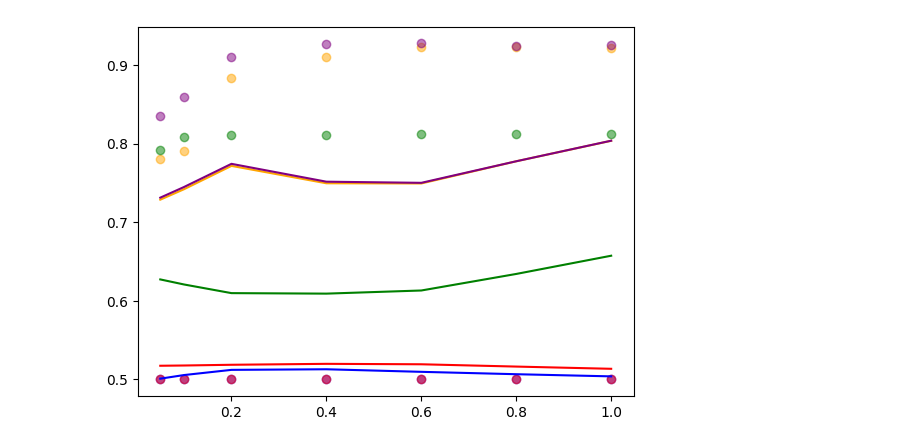
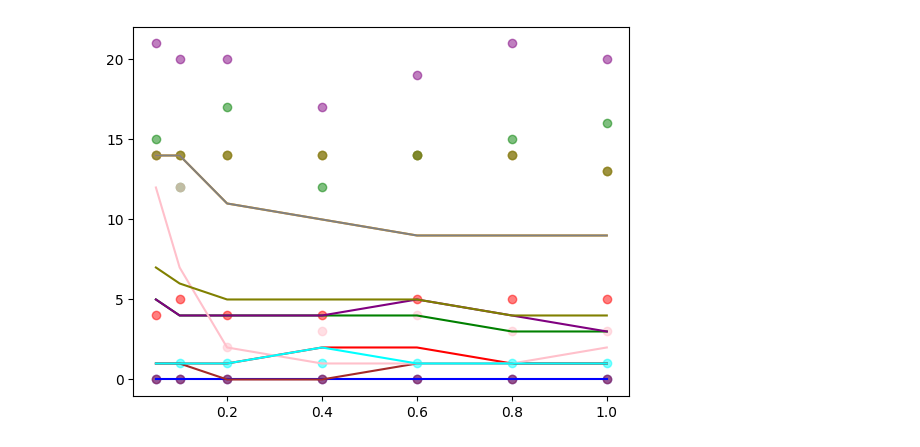
Before and after one commit to slds-lmu/yahpo_gym, a Jupyter notebook: yahpo_train/notebooks/learning_curves.ipynb, the cells around one changed output. Cells and saved outputs as stored; diff of their text form; code cells hidden in the pictures.

```diff
--- a/yahpo_train/notebooks/learning_curves.ipynb
+++ b/yahpo_train/notebooks/learning_curves.ipynb
@@ -10,7 +10,7 @@ bench.config.config["model"] = "model_v2.onnx"
 bench.active_session
 bench.set_session()
 # %%
-df = pd.read_csv(bench.config.get_path("test_dataset"))
+df = pd.read_csv(bench.config.get_path("dataset"))
 # %%
 def plot_true_lc(ccs, target):
     colors = ["blue", "orange", "green", "red", "purple", "brown", "pink", "gray", "olive", "cyan"]
@@ -45,14 +45,14 @@ def plot_lc(ccs, target, fidelity_sequence):
         plt.plot(fidelity_sequence, res, color = colors[i])
 # %%
 # Draw a sample configuration
-ccs = [df.sample(1).to_dict() for i in range(5)]
-target = "auc"
+ccs = [df.sample(1).to_dict() for i in range(10)]
+target = "nf"
 #target = "val_accuracy"
 fidelity_sequence = [0.05, 0.10, 0.2, 0.4, 0.6, 0.8, 1.00]
 #fidelity_sequence = range(1, 51)
 plot_true_lc(ccs, target=target)
 plot_lc(ccs, target=target, fidelity_sequence=fidelity_sequence)
 # %% [output]
-[figure, old version]
+[figure, new version]
 # %%
 ccs
```
Also changed, not shown: parts of 1 cell of this notebook, 3 other files.
